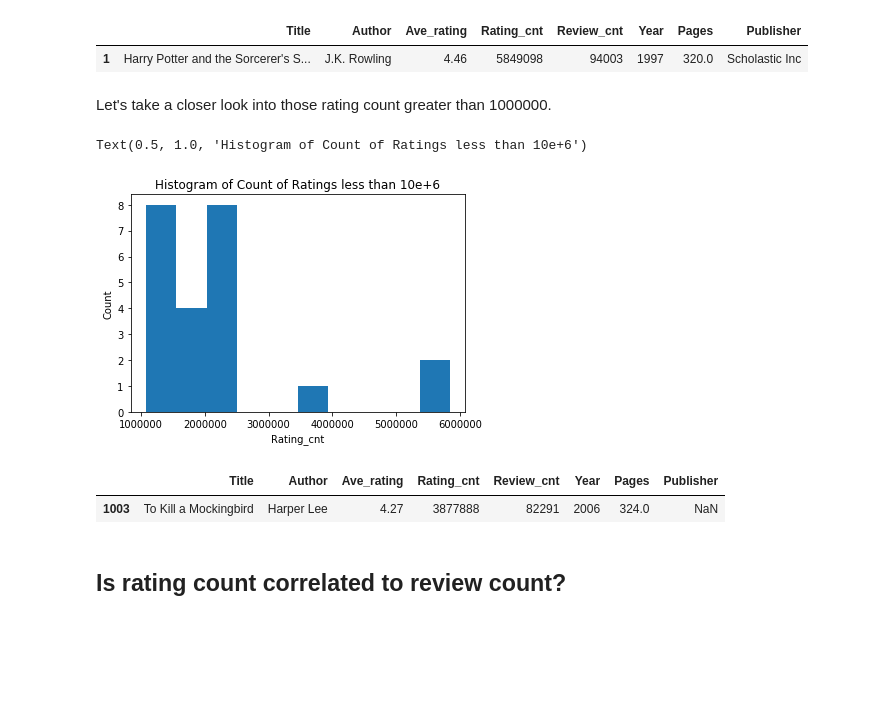
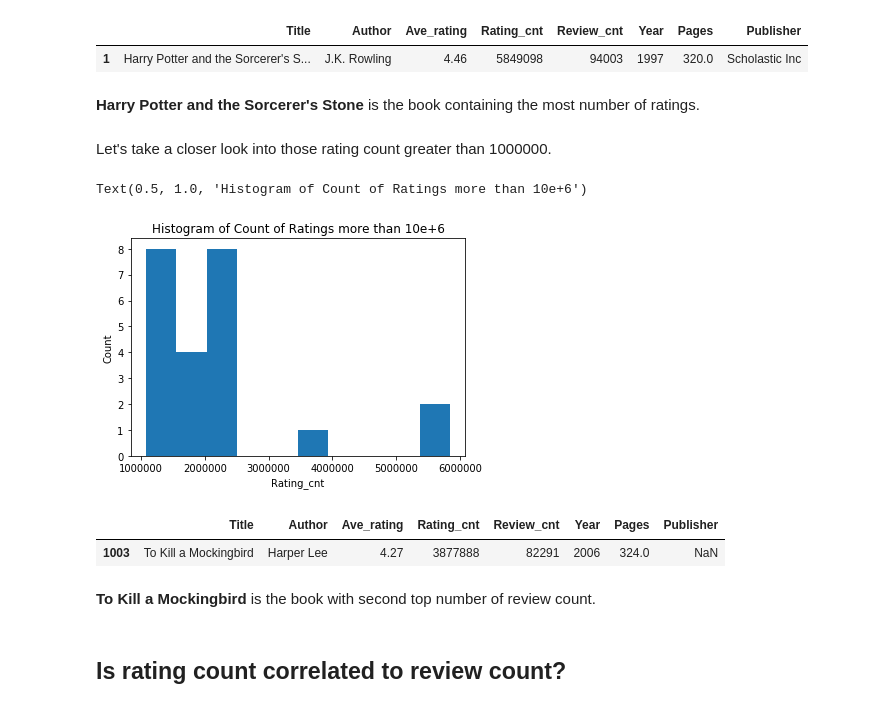
Before and after one commit to haolin-ds/GoodReadsBooksAnalysis, a Jupyter notebook: middle_grade_books_analysis.ipynb, the cells around one changed output. Cells and saved outputs as stored; diff of their text form; code cells hidden in the pictures; blank space fills up the shorter version.

```diff
--- a/middle_grade_books_analysis.ipynb
+++ b/middle_grade_books_analysis.ipynb
@@ -275,23 +289,27 @@ books_df[books_df["Rating_cnt"] == np.max(books_df["Rating_cnt"])]
 # %% [output]
 |  | Title | Author | Ave_rating | Rating_cnt | Review_cnt | Year | Pages | Publisher |
 | 1 | Harry Potter and the Sorcerer's S... | J.K. Rowling | 4.46 | 5849098 | 94003 | 1997 | 320.0 | Scholastic Inc |
+# %% [markdown]
+**Harry Potter and the Sorcerer's Stone** is the book containing the most number of ratings.
 # %% [markdown]
 Let's take a closer look into those rating count greater than 1000000.
 # %%
 tmp_df = books_df.loc[books_df["Rating_cnt"] > 1000000]
 
 plt.hist(tmp_df["Rating_cnt"])
 plt.xlabel("Rating_cnt")
 plt.ylabel("Count")
-plt.title("Histogram of Count of Ratings less than 10e+6")
+plt.title("Histogram of Count of Ratings more than 10e+6")
 # %% [output]
-Text(0.5, 1.0, 'Histogram of Count of Ratings less than 10e+6')
+Text(0.5, 1.0, 'Histogram of Count of Ratings more than 10e+6')
-[figure, old version]
+[figure, new version]
 # %%
 books_df[(books_df["Rating_cnt"] > 3000000) & (books_df["Rating_cnt"] < 4000000)]
 # %% [output]
 |  | Title | Author | Ave_rating | Rating_cnt | Review_cnt | Year | Pages | Publisher |
 | 1003 | To Kill a Mockingbird | Harper Lee | 4.27 | 3877888 | 82291 | 2006 | 324.0 | NaN |
+# %% [markdown]
+**To Kill a Mockingbird** is the book with second top number of review count.
 # %% [markdown]
 ## Is rating count correlated to review count?
 # %%
```
Also changed, not shown: parts of 8 cells of this notebook, 2 other files.
